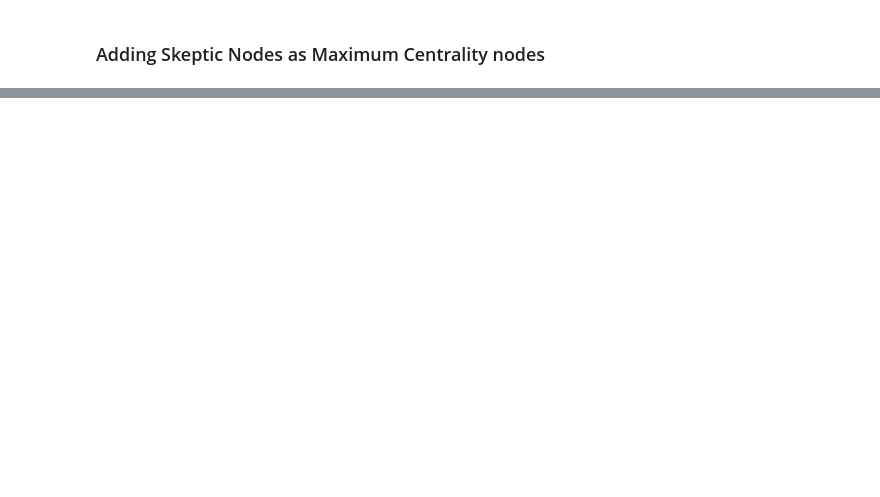
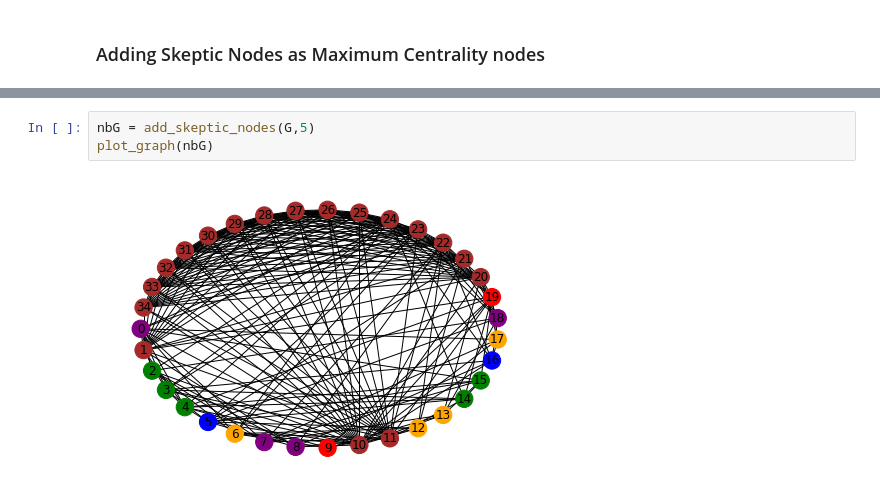
Before and after one commit to sujoyyyy/OSN-Graphs, a Jupyter notebook: sensitivity.ipynb, the cells around one changed output, grey strips where cells are left out. Drawn from its saved outputs; the diff is of its cells as text; blank space fills up the shorter version.

```diff
--- a/sensitivity.ipynb
+++ b/sensitivity.ipynb
@@ -559 +564,6 @@ def add_nodes_with_highest_betweenness(G, n):
     return G
+# %%
+nbG = add_skeptic_nodes(G,5)
+plot_graph(nbG)
+# %% [output]
+[figure, added]
```
Also changed, not shown: parts of 20 cells of this notebook.
